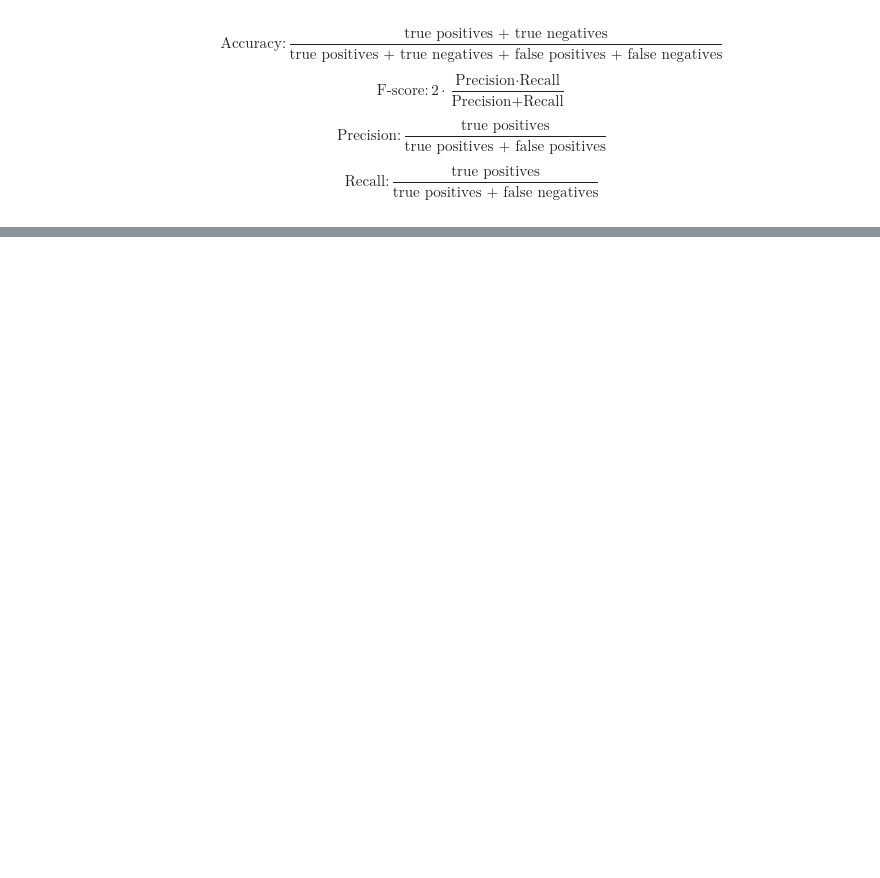
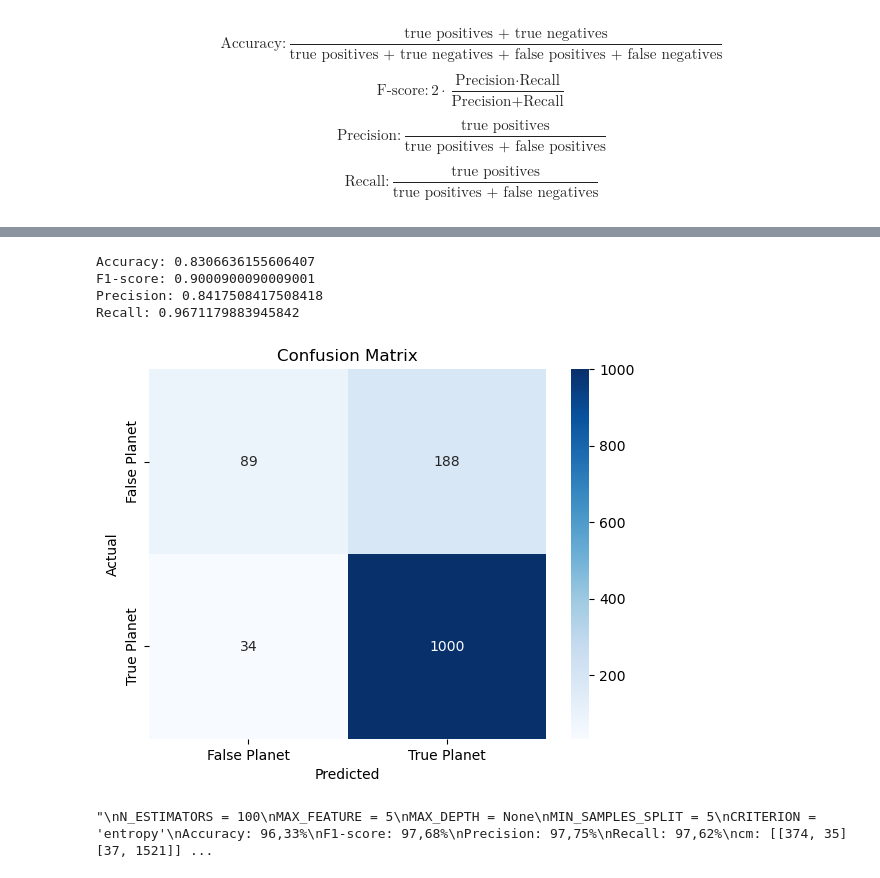
Before and after one commit to Attilio-Di-Vicino/ExoNet, a Jupyter notebook: supervised_learning/04_test_2_tess.ipynb, the cells around one changed output, grey strips where cells are left out. Cells and saved outputs as stored; diff of their text form; code cells hidden in the pictures; blank space fills up the shorter version.

Commit message:
Test Supervised Learning

```diff
--- a/supervised_learning/04_test_2_tess.ipynb
+++ b/supervised_learning/04_test_2_tess.ipynb
@@ -560,3 +388,35 @@ cm:  [[  80  202]
+# %%
+from sklearn.metrics import confusion_matrix, accuracy_score, f1_score, precision_score, recall_score
+
+predictions = model.predict(X_test)
+
+# Determine performance metrics
+cm = confusion_matrix(y_test, predictions)
+print('Accuracy:', accuracy_score(y_test, predictions))
+print('F1-score:', f1_score(y_test, predictions))
+print('Precision:', precision_score(y_test, predictions))
+print('Recall:', recall_score(y_test, predictions))
+plot_confusion_matrix(cm)
+
+"""
+N_ESTIMATORS = 100
+MAX_FEATURE = 5
+MAX_DEPTH = None
+MIN_SAMPLES_SPLIT = 5
+CRITERION = 'entropy'
+Accuracy: 83,06%
+F1-score: 90,00%
+Precision: 84,17%
+Recall: 96,71%
+cm: [[89, 188][34, 1000]]
+"""
+# %% [output]
+Accuracy: 0.8306636155606407
+F1-score: 0.9000900090009001
+Precision: 0.8417508417508418
+Recall: 0.9671179883945842
+[figure, added]
+"\nN_ESTIMATORS = 100\nMAX_FEATURE = 5\nMAX_DEPTH = None\nMIN_SAMPLES_SPLIT = 5\nCRITERION = 'entropy'\nAccuracy: 96,33%\nF1-score: 97,68%\nPrecision: 97,75%\nRecall: 97,62%\ncm: [[374, 35][37, 1521]] ...
 # %%
 print_feature_importance(X_train=X_train, feature_importances_=model.feature_importances_)
 # %% [output]
```
Also changed, not shown: parts of 37 cells of this notebook, 16 other files.
